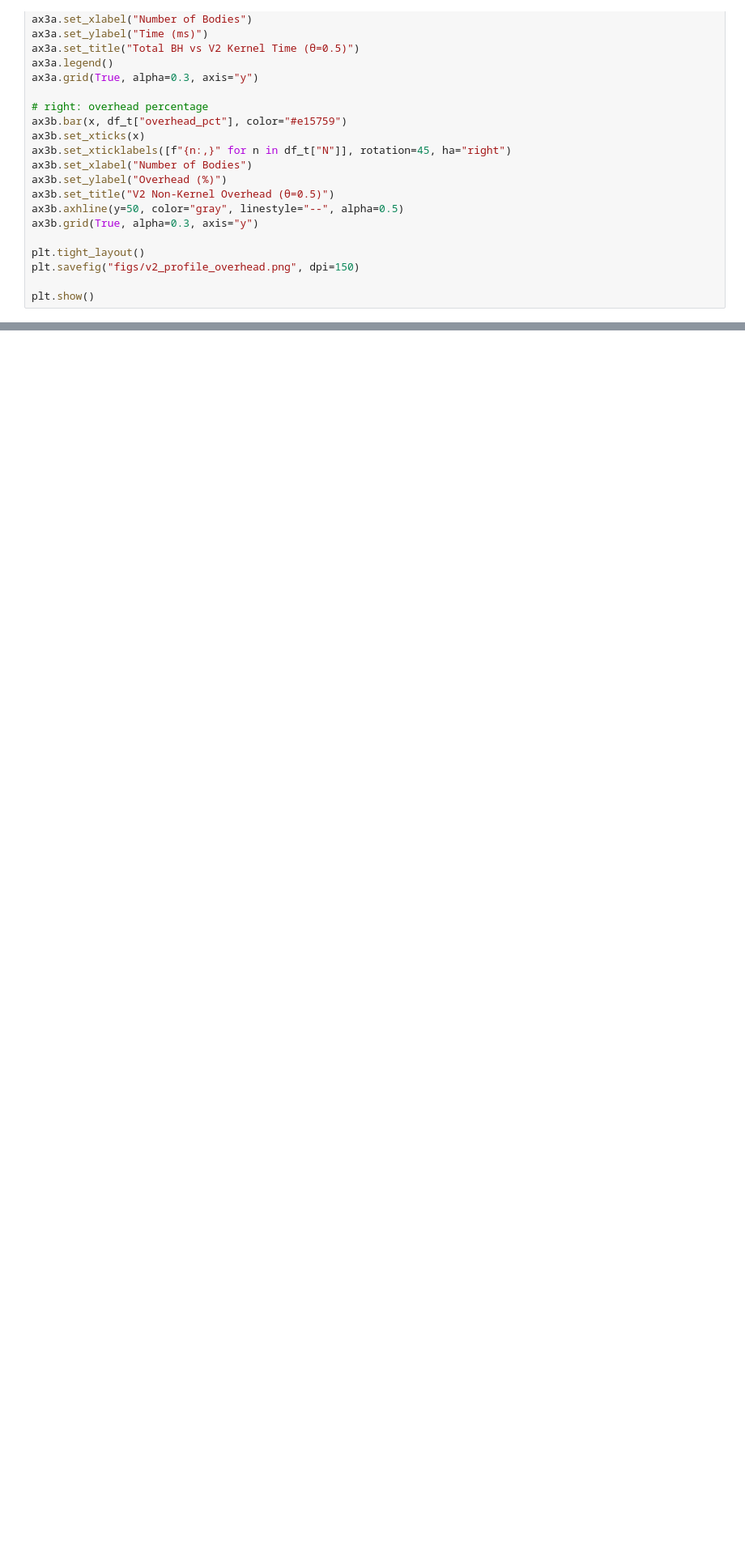
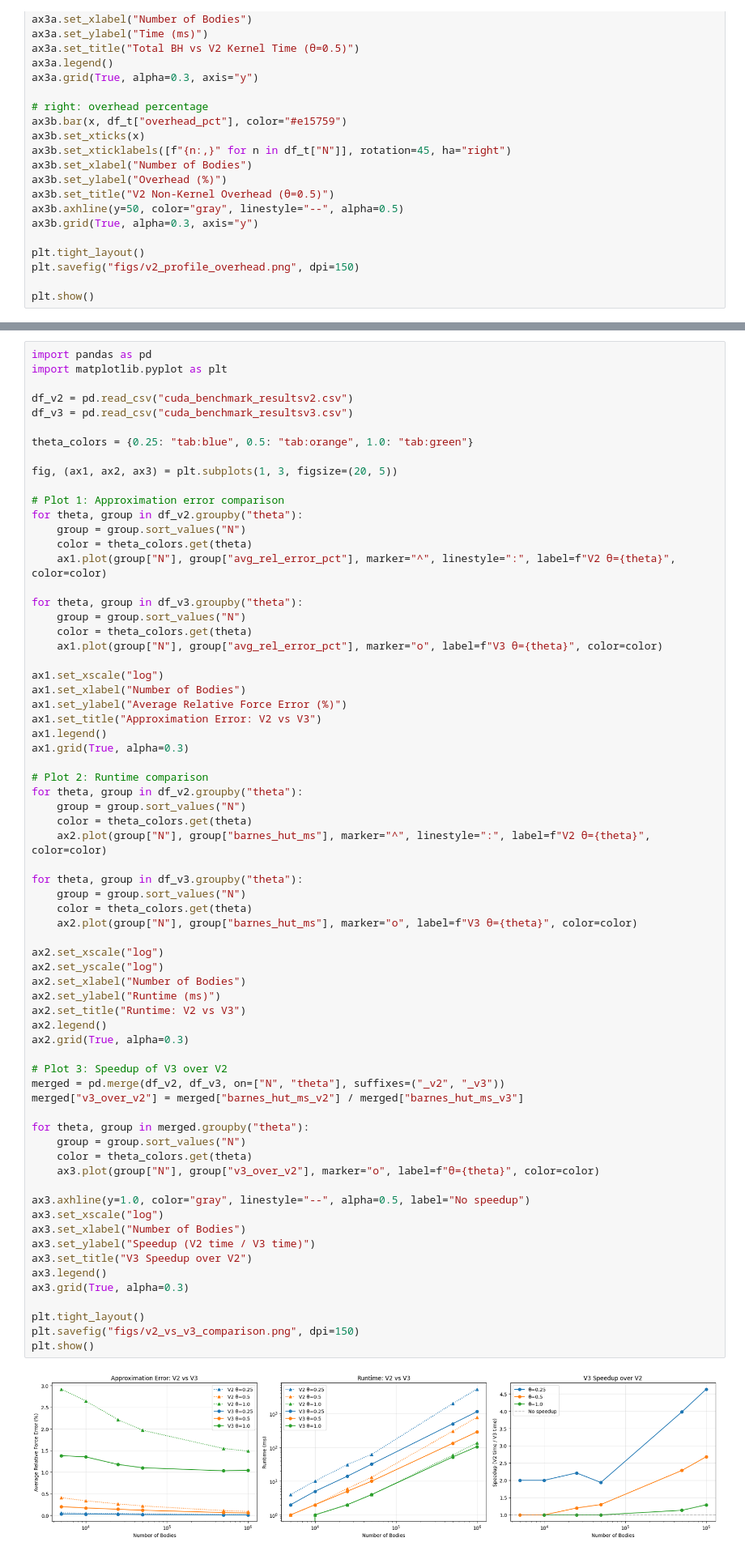
Before and after one commit to Andrew-Koulogeorge/barnes-hut, a Jupyter notebook: results/analysis.ipynb, the cells around one changed output, grey strips where cells are left out. Shown at 81% size. Drawn from its saved outputs; the diff is of its cells as text; blank space fills up the shorter version.

```diff
--- a/results/analysis.ipynb
+++ b/results/analysis.ipynb
@@ -388,0 +461,70 @@ plt.show()
+# %%
+import pandas as pd
+import matplotlib.pyplot as plt
+
+df_v2 = pd.read_csv("cuda_benchmark_resultsv2.csv")
+df_v3 = pd.read_csv("cuda_benchmark_resultsv3.csv")
+
+theta_colors = {0.25: "tab:blue", 0.5: "tab:orange", 1.0: "tab:green"}
+
+fig, (ax1, ax2, ax3) = plt.subplots(1, 3, figsize=(20, 5))
+
+# Plot 1: Approximation error comparison
+for theta, group in df_v2.groupby("theta"):
+    group = group.sort_values("N")
+    color = theta_colors.get(theta)
+    ax1.plot(group["N"], group["avg_rel_error_pct"], marker="^", linestyle=":", label=f"V2 θ={theta}", color=color)
+
+for theta, group in df_v3.groupby("theta"):
+    group = group.sort_values("N")
+    color = theta_colors.get(theta)
+    ax1.plot(group["N"], group["avg_rel_error_pct"], marker="o", label=f"V3 θ={theta}", color=color)
+
+ax1.set_xscale("log")
+ax1.set_xlabel("Number of Bodies")
+ax1.set_ylabel("Average Relative Force Error (%)")
+ax1.set_title("Approximation Error: V2 vs V3")
+ax1.legend()
+ax1.grid(True, alpha=0.3)
+
+# Plot 2: Runtime comparison
+for theta, group in df_v2.groupby("theta"):
+    group = group.sort_values("N")
+    color = theta_colors.get(theta)
+    ax2.plot(group["N"], group["barnes_hut_ms"], marker="^", linestyle=":", label=f"V2 θ={theta}", color=color)
+
+for theta, group in df_v3.groupby("theta"):
+    group = group.sort_values("N")
+    color = theta_colors.get(theta)
+    ax2.plot(group["N"], group["barnes_hut_ms"], marker="o", label=f"V3 θ={theta}", color=color)
+
+ax2.set_xscale("log")
+ax2.set_yscale("log")
+ax2.set_xlabel("Number of Bodies")
+ax2.set_ylabel("Runtime (ms)")
+ax2.set_title("Runtime: V2 vs V3")
+ax2.legend()
+ax2.grid(True, alpha=0.3)
+
+# Plot 3: Speedup of V3 over V2
+merged = pd.merge(df_v2, df_v3, on=["N", "theta"], suffixes=("_v2", "_v3"))
+merged["v3_over_v2"] = merged["barnes_hut_ms_v2"] / merged["barnes_hut_ms_v3"]
+
+for theta, group in merged.groupby("theta"):
+    group = group.sort_values("N")
+    color = theta_colors.get(theta)
+    ax3.plot(group["N"], group["v3_over_v2"], marker="o", label=f"θ={theta}", color=color)
+
+ax3.axhline(y=1.0, color="gray", linestyle="--", alpha=0.5, label="No speedup")
+ax3.set_xscale("log")
+ax3.set_xlabel("Number of Bodies")
+ax3.set_ylabel("Speedup (V2 time / V3 time)")
+ax3.set_title("V3 Speedup over V2")
+ax3.legend()
+ax3.grid(True, alpha=0.3)
+
+plt.tight_layout()
+plt.savefig("figs/v2_vs_v3_comparison.png", dpi=150)
+plt.show()
+# %% [output]
+[figure, added]
```
Also changed, not shown: parts of 2 cells of this notebook, 9 other files.
